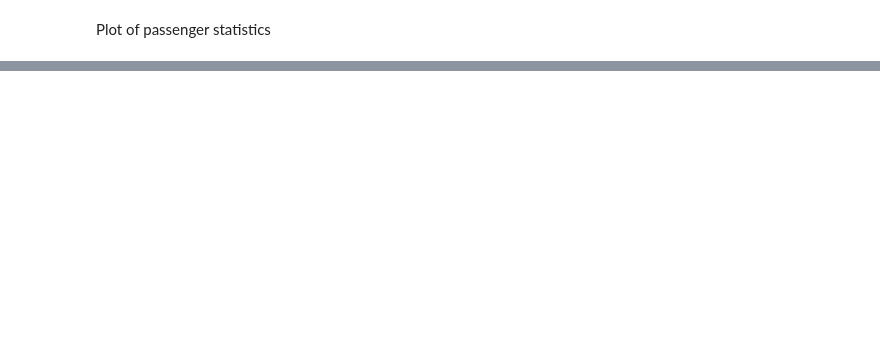
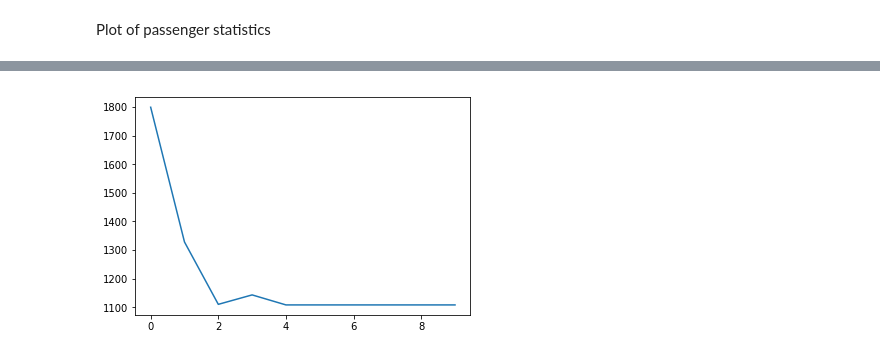
Before and after one commit to Ngort/CS166, a Jupyter notebook: elevator.ipynb, the cells around one changed output, grey strips where cells are left out. Cells and saved outputs as stored; diff of their text form; code cells hidden in the pictures; blank space fills up the shorter version.

```diff
--- a/elevator.ipynb
+++ b/elevator.ipynb
@@ -232,0 +242,10 @@ plt.show()
+# %%
+timesteps = []
+
+for _ in range(10):
+    timesteps.append(simulate_elevator(N=100,F=20,C=_,T=T)['timesteps'])
+
+plt.plot(range(10),timesteps)
+plt.show()
+# %% [output]
+[figure, added]
```
Also changed, not shown: parts of 8 cells of this notebook.
